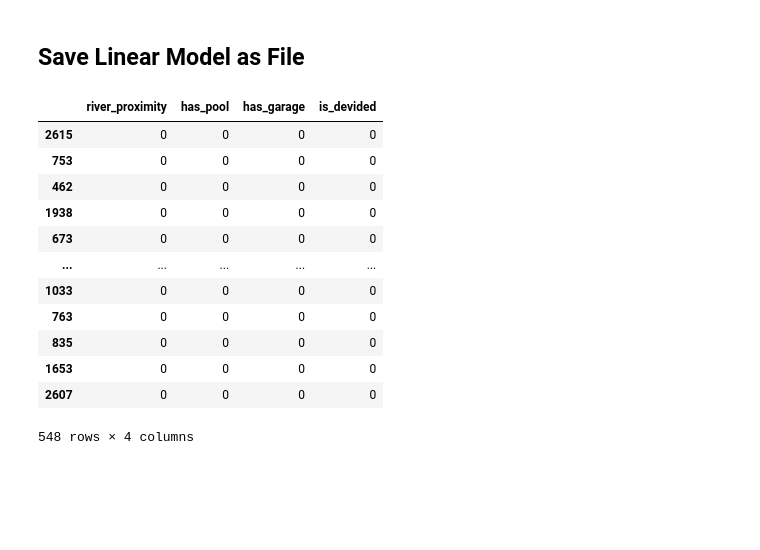
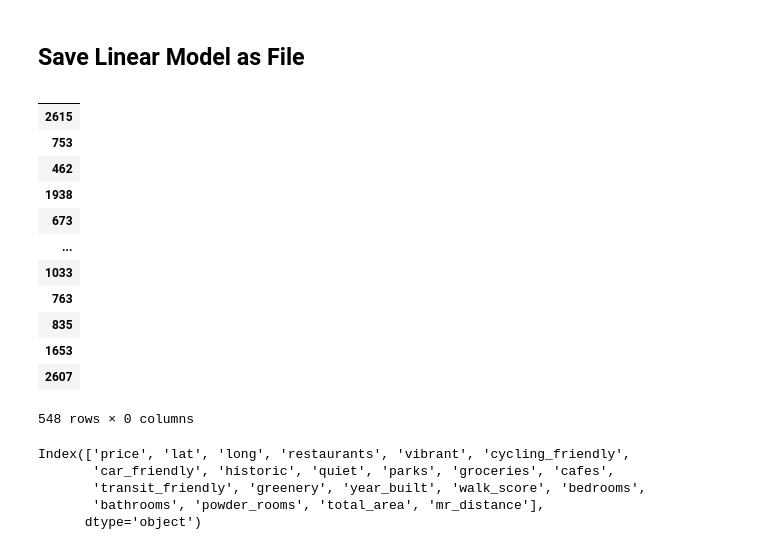
Before and after one commit to Jahnic/Portfolio, a Jupyter notebook: RealEstate/tf_gcolab.ipynb, the cells around one changed output. Saved outputs shown, nothing was run; the diff lists cells and outputs as text; code cells hidden in the pictures; blank space fills up the shorter version.

```diff
--- a/RealEstate/tf_gcolab.ipynb
+++ b/RealEstate/tf_gcolab.ipynb
@@ -76,7 +103,7 @@ data.is_devided = data.is_devided.astype('bool')
 # data.drop(redundant, axis=1, inplace=True)
 
 # Drop demographics data
-demographics = ['less_than_$50,000_(%)', 'between_$50,000_and_$80,000_(%)',
+drop_cols = ['less_than_$50,000_(%)', 'between_$50,000_and_$80,000_(%)',
                 'between_$80,000_and_$100,000_(%)', 'between_$100,000_and_$150,000_(%)',
                 'more_than_$150,000_(%)', '1-person_households_(%)',
                 '2-person_households_(%)', '3-person_households_(%)',
@@ -94,8 +121,11 @@ demographics = ['less_than_$50,000_(%)', 'between_$50,000_and_$80,000_(%)',
                 'non-immigrant_population_(%)', 'immigrant_population_(%)',
                 'french_(%)', 'english_(%)', 'others_languages_(%)',
                 'new_area_from_price', 'new_area_from_rooms', 'basement_bedroom',
-                'n_parking']
-data.drop(demographics, axis=1, inplace=True)
+                'n_parking', 'population_2016_', 'population_density_', 'n_parking',
+                'rooms', 'river_proximity', 'unemployment_rate_2016_',
+                'elementary_schools', 'high_schools', 'daycares', 'shopping',                               'pedestrian_friendly','has_pool', 'has_garage', 'is_devided',
+                'nightlife', 'population_variation_between_2011_2016_',]
+data.drop(drop_cols, axis=1, inplace=True)
 # %%
 # Remove symbols violating tf scope naming conventions
 valid_column_names = [col.replace('_(%)', '').replace('$', 'CAD').
@@ -156,8 +174,9 @@ Number of rows without outliers: 1628
 # %% [markdown]
 ## Z-score normalization
 # %%
-boolean_features = ['river_proximity', 'has_pool',
-                    'has_garage', 'is_devided']
+# boolean_features = ['river_proximity', 'has_pool',
+#                     'has_garage', 'is_devided']
+boolean_features = []
 # %%
 # Calculate the Z-scores of each column in the training set:
 train_df_mean = train_ano_rm.mean()
@@ -597,23 +610,30 @@ def get_model():
 # %%
-boolean = ['river_proximity', 'has_pool', 'has_garage', 'is_devided']
-for b in boolean:
+for b in boolean_features:
     train_df_norm[b] = train_df_norm[b].apply(lambda x: 1 if x == 'True' else 0)
     test_df_norm[b] = test_df_norm[b].apply(lambda x: 1 if x == 'True' else 0)
-test_df_norm[boolean]
+test_df_norm[boolean_features]
 # %% [output]
-|  | river_proximity | has_pool | has_garage | is_devided |
-| 2615 | 0 | 0 | 0 | 0 |
-| 753 | 0 | 0 | 0 | 0 |
-| 462 | 0 | 0 | 0 | 0 |
-| 1938 | 0 | 0 | 0 | 0 |
-| 673 | 0 | 0 | 0 | 0 |
-| ... | ... | ... | ... | ... |
-| 1033 | 0 | 0 | 0 | 0 |
-| 763 | 0 | 0 | 0 | 0 |
-| 835 | 0 | 0 | 0 | 0 |
-| 1653 | 0 | 0 | 0 | 0 |
-| 2607 | 0 | 0 | 0 | 0 |
+|  |
+| 2615 |
+| 753 |
+| 462 |
+| 1938 |
+| 673 |
+| ... |
+| 1033 |
+| 763 |
+| 835 |
+| 1653 |
+| 2607 |
-548 rows × 4 columns
+548 rows × 0 columns
+# %%
+test_df_norm.columns
+# %% [output]
+Index(['price', 'lat', 'long', 'restaurants', 'vibrant', 'cycling_friendly',
+       'car_friendly', 'historic', 'quiet', 'parks', 'groceries', 'cafes',
+       'transit_friendly', 'greenery', 'year_built', 'walk_score', 'bedrooms',
+       'bathrooms', 'powder_rooms', 'total_area', 'mr_distance'],
+      dtype='object')
 # %%
 def train_model(model, dataset, epochs, label_name):
     """Feed a dataset into the model in order to train it."""
```
Also changed, not shown: parts of 20 cells of this notebook, 15 other files.
